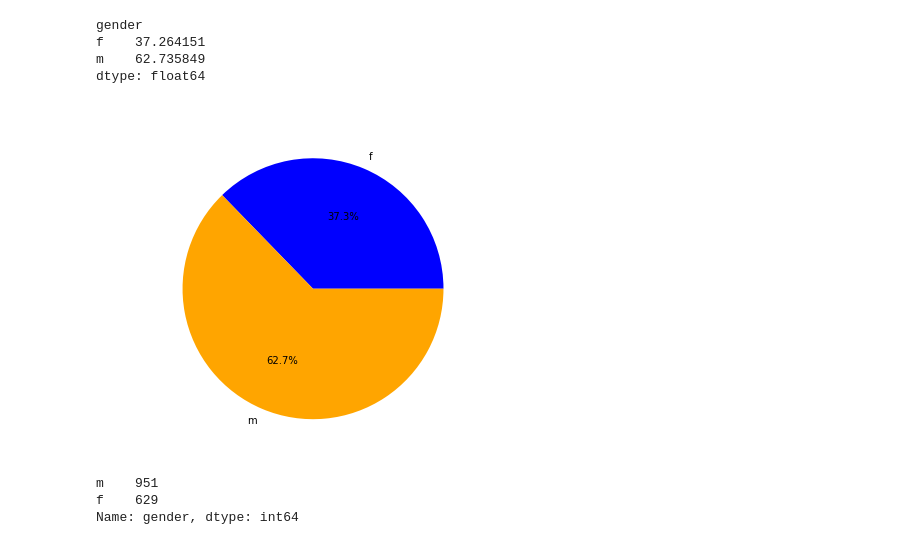
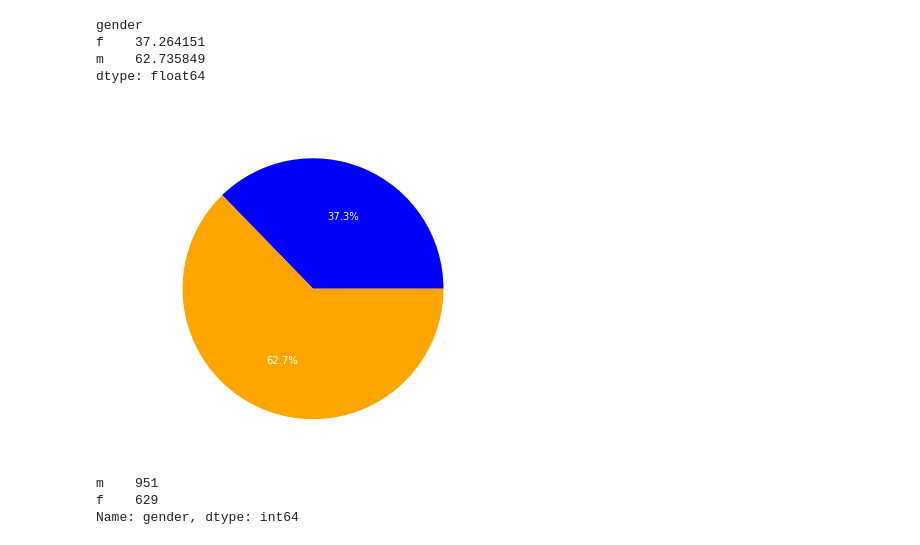
Before and after one commit to icorreald/proyecto-da-promo-G-modulo-3-team-3, a Jupyter notebook: notebooks-trabajo/johanna.ipynb, the cells around one changed output. Cells and saved outputs as stored; diff of their text form; code cells hidden in the pictures.

Commit message:
update images

```diff
--- a/notebooks-trabajo/johanna.ipynb
+++ b/notebooks-trabajo/johanna.ipynb
@@ -889,7 +889,7 @@ import scipy.stats as stats
 JOHANNA
 - hacer estudios de satisfaction
 # %%
-df = pd.read_csv("/mnt/c/Users/johan/Desktop/Adalab/modulo-3/proyecto-da-promo-G-modulo-3-team-3/csv-archivos/limpieza_final.csv",index_col=0)
+df = pd.read_csv("/mnt/c/Users/johan/Desktop/Adalab/modulo-3/Proyecto/proyecto-da-promo-G-modulo-3-team-3/csv-archivos/limpieza_final.csv",index_col=0)
 # %%
 df.head()
 # %% [output]
@@ -1494,11 +1494,15 @@ m    62.735849
 dtype: float64
 # %%
 plt.figure(figsize=(8, 6))
-plt.pie(porcentaje_teletrabajo_por_genero.values, labels=porcentaje_teletrabajo_por_genero.index, autopct='%1.1f%%', colors=['blue', 'orange'], )
-plt.title('Porcentaje de teletrabajo por género (solo entre los que teletrabajan)',color='white')
+plt.pie(porcentaje_teletrabajo_por_genero.values,
+        labels=porcentaje_teletrabajo_por_genero.index,
+        autopct='%1.1f%%',
+        colors=['blue', 'orange'],
+        textprops={'color':'white'})  # Cambiar el color del texto a blanco
+plt.title('Porcentaje de teletrabajo por género (solo entre los que teletrabajan)', color='white')
 plt.show()
 # %% [output]
-[figure, old version]
+[figure, new version]
 # %%
 df["gender"].value_counts()
 # %% [output]
```
Also changed, not shown: 4 other files.
